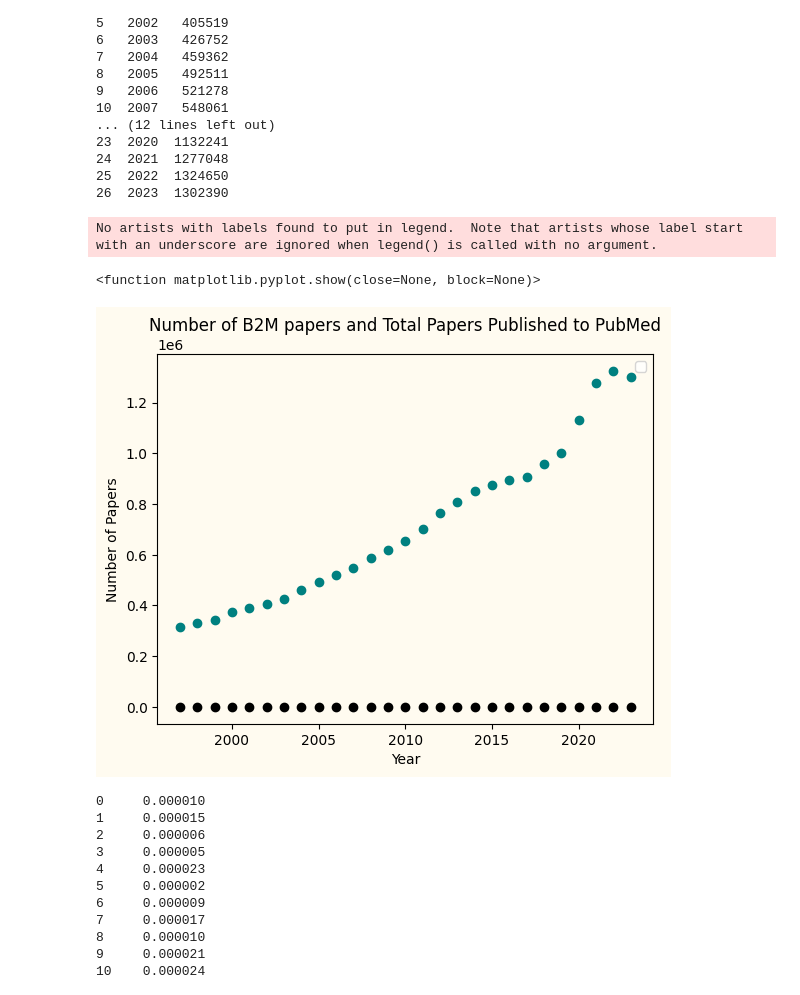
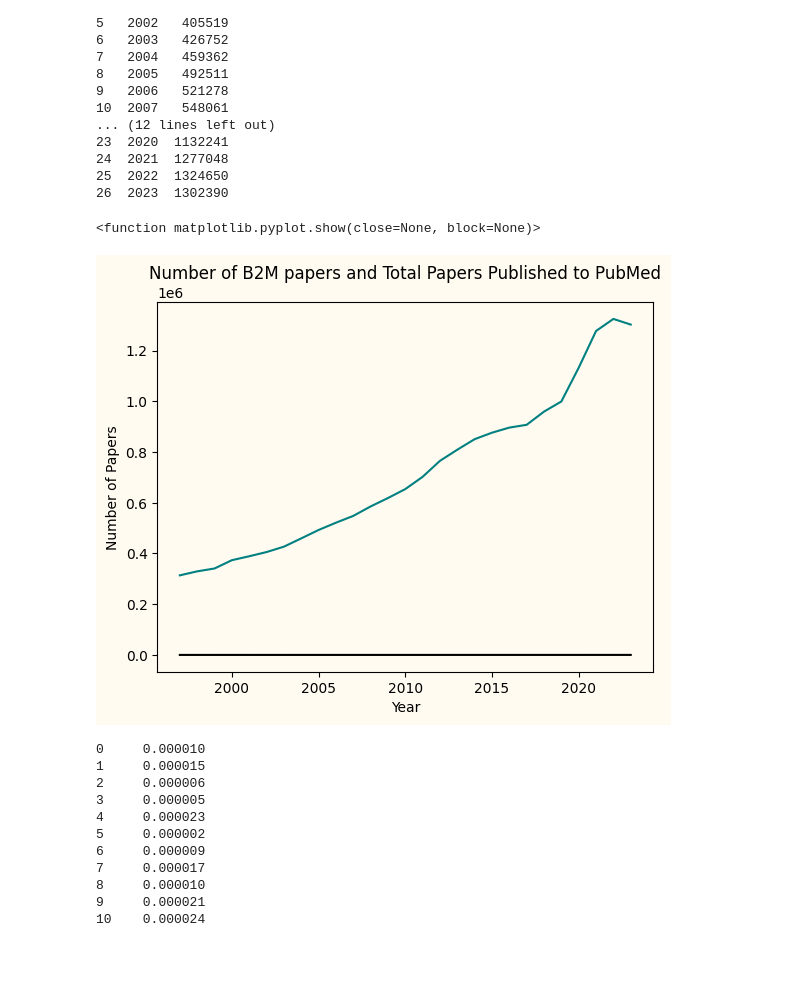
Before and after one commit to CMR01/Skills-Assessment-2, a Jupyter notebook: Skills_2.ipynb, the cells around one changed output. Drawn from its saved outputs; the diff is of its cells as text; code cells hidden in the pictures; blank space fills up the shorter version.

```diff
--- a/Skills_2.ipynb
+++ b/Skills_2.ipynb
@@ -159,23 +168,22 @@ print(pub_year_data)
 # %%
 # Plot for total papers published
 col = ['teal', 'black']
 fig = plt.figure()  #Setting colour to match presentation
 fig.patch.set_facecolor('#fffbf0')
 ax = plt.axes()
 ax.set_facecolor('#fffbf0')
 
-plt.scatter(pub_year_data['Year'], pub_year_data['Count'], c = 'teal') #Plot
-plt.scatter(b2m_year_data['Year'],b2m_year_data['Count'], c = 'black')
+plt.plot(pub_year_data['Year'], pub_year_data['Count'], c = 'teal') #Plot
+plt.plot(b2m_year_data['Year'],b2m_year_data['Count'], c = 'black')
 
 plt.xlabel('Year') # Labels
 plt.ylabel('Number of Papers')
 plt.title('Number of B2M papers and Total Papers Published to PubMed')
 
 plt.show
 # %% [output]
-No artists with labels found to put in legend.  Note that artists whose label start with an underscore are ignored when legend() is called with no argument.
+<function matplotlib.pyplot.show(close=None, block=None)>
-<function matplotlib.pyplot.show(close=None, block=None)>
-[figure, old version]
+[figure, new version]
 # %%
 #Ratio calculation
 year_ratio = b2m_year_data.Count.div(pub_year_data.Count)
```
Also changed, not shown: parts of 12 cells of this notebook.
